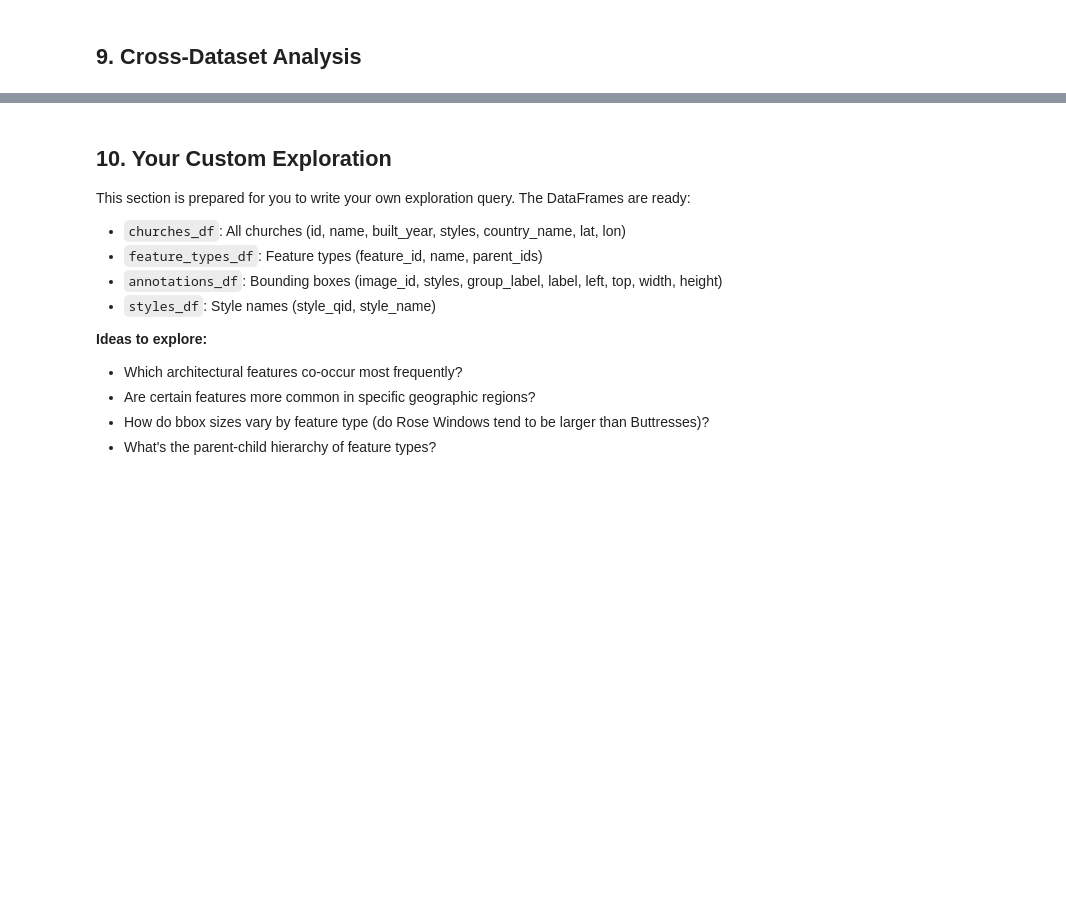
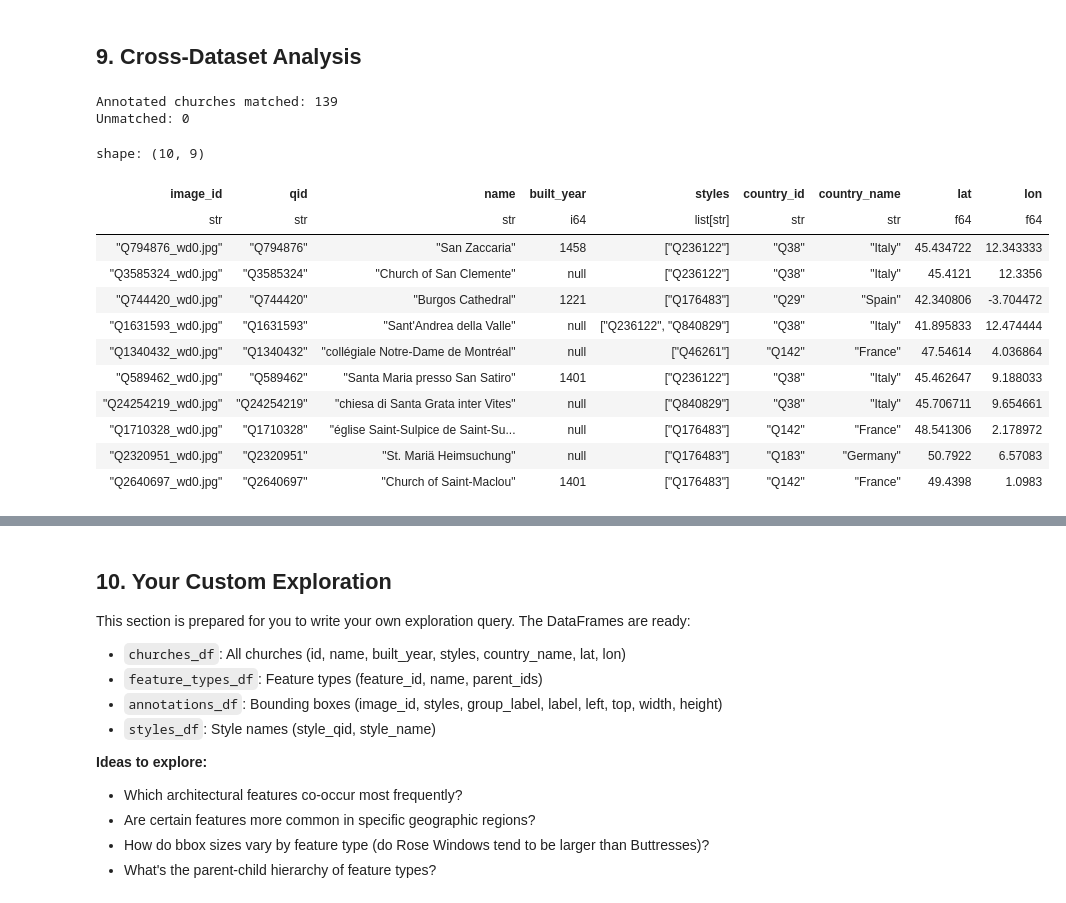
Before and after one commit to DesmondChoy/ssl_wikichurches, a Jupyter notebook: notebooks/01_data_exploration.ipynb, the cells around one changed output, grey strips where cells are left out. Drawn from its saved outputs; the diff is of its cells as text; code cells hidden in the pictures; blank space fills up the shorter version.

```diff
--- a/notebooks/01_data_exploration.ipynb
+++ b/notebooks/01_data_exploration.ipynb
@@ -314,23 +555,35 @@ bbox_areas.select(
 # %%
 # Extract Q-ID from image_id (format: Q12345_wd0.jpg -> Q12345)
 annotated_qids = (
-    annotations_df
-    .select("image_id")
+    annotations_df.select("image_id")
     .unique()
-    .with_columns(
-        qid=pl.col("image_id").str.extract(r"(Q\d+)")
-    )
+    .with_columns(qid=pl.col("image_id").str.extract(r"(Q\d+)"))
 )
 
 # Join with churches data
-annotated_churches = (
-    annotated_qids
-    .join(churches_df, left_on="qid", right_on="id", how="left")
+annotated_churches = annotated_qids.join(churches_df, left_on="qid", right_on="id", how="left")
+
+print(
+    f"Annotated churches matched: {annotated_churches.filter(pl.col('name').is_not_null()).height}"
 )
-
-print(f"Annotated churches matched: {annotated_churches.filter(pl.col('name').is_not_null()).height}")
 print(f"Unmatched: {annotated_churches.filter(pl.col('name').is_null()).height}")
 annotated_churches.filter(pl.col("name").is_not_null()).head(10)
+# %% [output]
+Annotated churches matched: 139
+Unmatched: 0
+shape: (10, 9)
+| image_id | qid | name | built_year | styles | country_id | country_name | lat | lon |
+| str | str | str | i64 | list[str] | str | str | f64 | f64 |
+| "Q794876_wd0.jpg" | "Q794876" | "San Zaccaria" | 1458 | ["Q236122"] | "Q38" | "Italy" | 45.434722 | 12.343333 |
+| "Q3585324_wd0.jpg" | "Q3585324" | "Church of San Clemente" | null | ["Q236122"] | "Q38" | "Italy" | 45.4121 | 12.3356 |
+| "Q744420_wd0.jpg" | "Q744420" | "Burgos Cathedral" | 1221 | ["Q176483"] | "Q29" | "Spain" | 42.340806 | -3.704472 |
+| "Q1631593_wd0.jpg" | "Q1631593" | "Sant'Andrea della Valle" | null | ["Q236122", "Q840829"] | "Q38" | "Italy" | 41.895833 | 12.474444 |
+| "Q1340432_wd0.jpg" | "Q1340432" | "collégiale Notre-Dame de Montréal" | null | ["Q46261"] | "Q142" | "France" | 47.54614 | 4.036864 |
+| "Q589462_wd0.jpg" | "Q589462" | "Santa Maria presso San Satiro" | 1401 | ["Q236122"] | "Q38" | "Italy" | 45.462647 | 9.188033 |
+| "Q24254219_wd0.jpg" | "Q24254219" | "chiesa di Santa Grata inter Vites" | null | ["Q840829"] | "Q38" | "Italy" | 45.706711 | 9.654661 |
+| "Q1710328_wd0.jpg" | "Q1710328" | "église Saint-Sulpice de Saint-Su... | null | ["Q176483"] | "Q142" | "France" | 48.541306 | 2.178972 |
+| "Q2320951_wd0.jpg" | "Q2320951" | "St. Mariä Heimsuchung" | null | ["Q176483"] | "Q183" | "Germany" | 50.7922 | 6.57083 |
+| "Q2640697_wd0.jpg" | "Q2640697" | "Church of Saint-Maclou" | 1401 | ["Q176483"] | "Q142" | "France" | 49.4398 | 1.0983 |
 # %%
 # Characteristics of annotated churches vs all churches
 print("Annotated churches built year range:")
```
Also changed, not shown: parts of 27 cells of this notebook.
